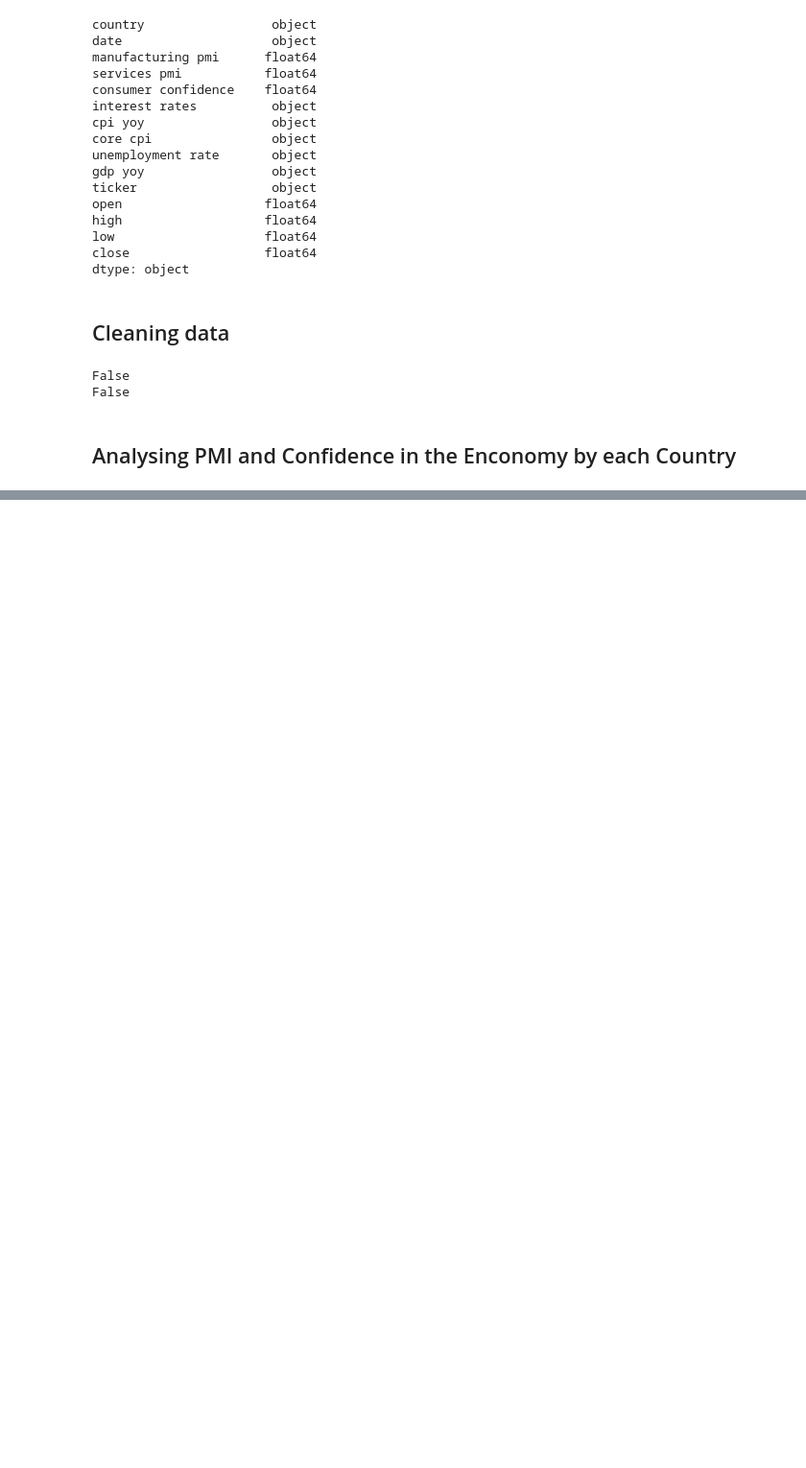
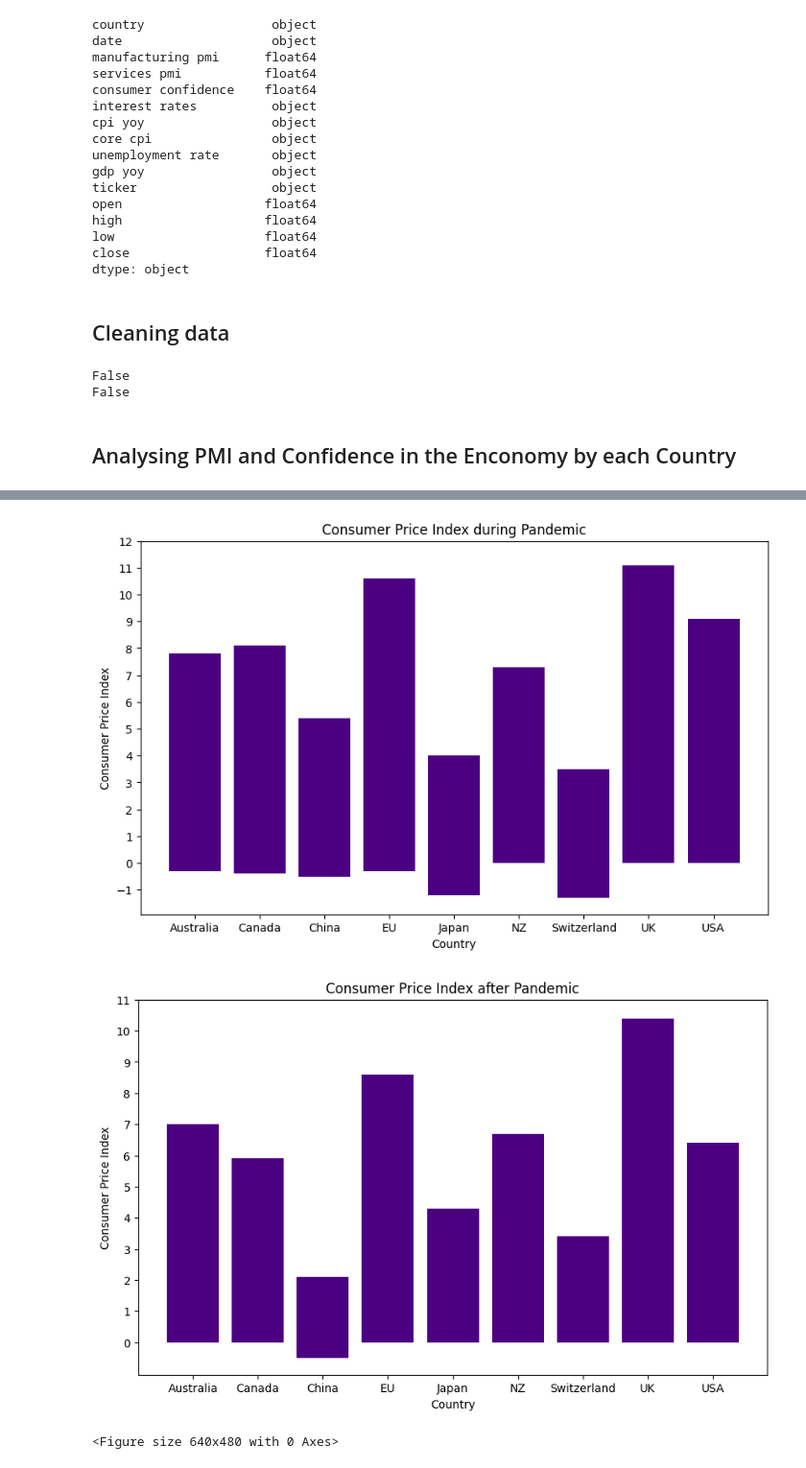
Before and after one commit to kevinmaxx2/Economic-Data-After-Covid, a Jupyter notebook: notebook.ipynb, the cells around one changed output, grey strips where cells are left out. Shown: that part at 96% size. Cells and saved outputs as stored; diff of their text form; code cells hidden in the pictures; blank space fills up the shorter version.

```diff
--- a/notebook.ipynb
+++ b/notebook.ipynb
@@ -167,0 +207,26 @@ plt.clf()
+# %%
+#Data during Covid
+df_pandemic.loc[:, 'cpi yoy'] = df_pandemic['cpi yoy'].str.rstrip('%').astype(float)
+cpi_yoy = df_pandemic['cpi yoy']
+plt.figure(figsize=(10, 6))
+plt.bar(df_pandemic['country'], df_pandemic['cpi yoy'], color='indigo')
+plt.xlabel('Country', fontsize=10)
+plt.ylabel('Consumer Price Index')
+plt.title('Consumer Price Index during Pandemic')
+plt.yticks(range(int(min(cpi_yoy)), int(max(cpi_yoy)) + 2, 1))
+plt.show()
+
+df_after_pandemic.loc[:, 'cpi yoy'] = df_after_pandemic['cpi yoy'].str.rstrip('%').astype(float)
+cpi_yoy_after = df_after_pandemic['cpi yoy']
+plt.figure(figsize=(10, 6))
+plt.bar(df_after_pandemic['country'], df_after_pandemic['cpi yoy'], color='indigo')
+plt.xlabel('Country', fontsize=10)
+plt.ylabel('Consumer Price Index')
+plt.title('Consumer Price Index after Pandemic')
+plt.yticks(range(int(min(cpi_yoy_after)), int(max(cpi_yoy_after)) + 2, 1))
+plt.show()
+plt.clf()
+# %% [output]
+[figure, added]
+[figure, added]
+<Figure size 640x480 with 0 Axes>
```
Also changed, not shown: parts of 8 cells of this notebook.
